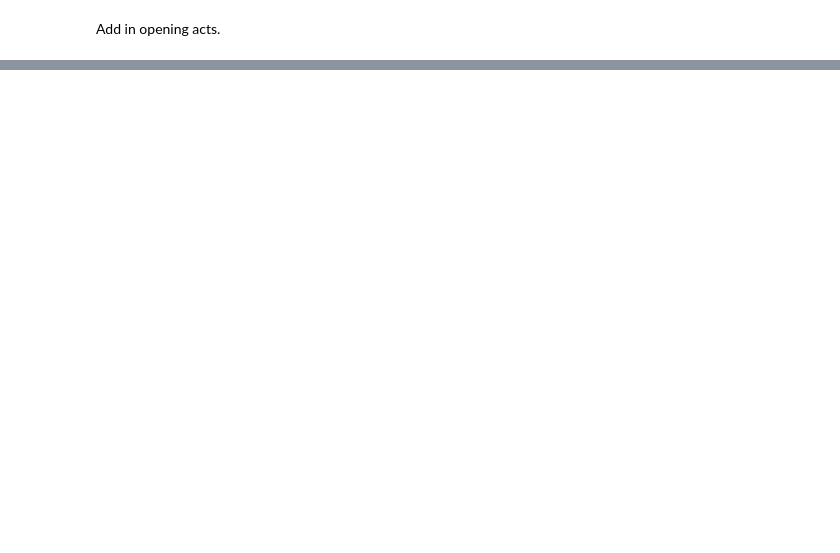
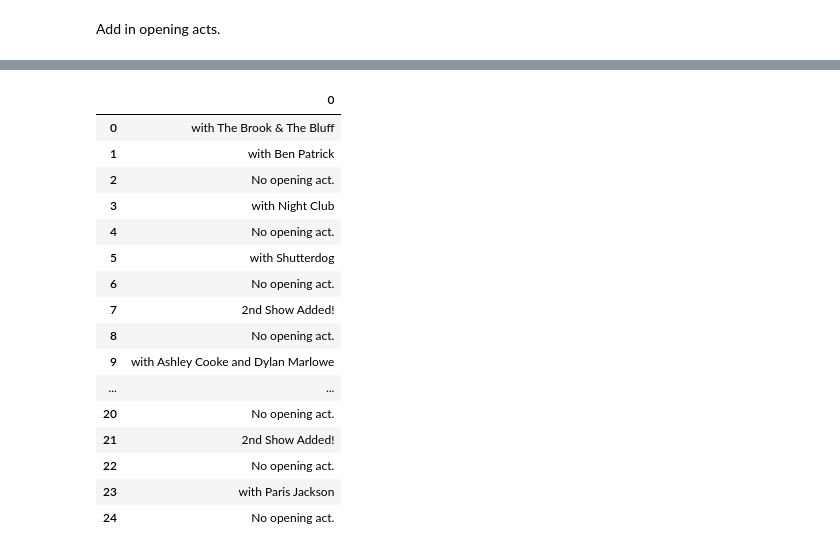
Before and after one commit to jwhankins177/web-scraping-ryman-jupyter-python, a Jupyter notebook: notebooks/Bonus_questions.ipynb, the cells around one changed output, grey strips where cells are left out. Cells and saved outputs as stored; diff of their text form; code cells hidden in the pictures; blank space fills up the shorter version.

```diff
--- a/notebooks/Bonus_questions.ipynb
+++ b/notebooks/Bonus_questions.ipynb
@@ -192,0 +191,20 @@ artistsmulti
+# %%
+opensmulti.head(25)
+# %% [output]
+|  | 0 |
+| 0 | with The Brook & The Bluff |
+| 1 | with Ben Patrick |
+| 2 | No opening act. |
+| 3 | with Night Club |
+| 4 | No opening act. |
+| 5 | with Shutterdog |
+| 6 | No opening act. |
+| 7 | 2nd Show Added! |
+| 8 | No opening act. |
+| 9 | with Ashley Cooke and Dylan Marlowe |
+| ... | ... |
+| 20 | No opening act. |
+| 21 | 2nd Show Added! |
+| 22 | No opening act. |
+| 23 | with Paris Jackson |
+| 24 | No opening act. |
```
Also changed, not shown: parts of 12 cells of this notebook, 3 other files.
